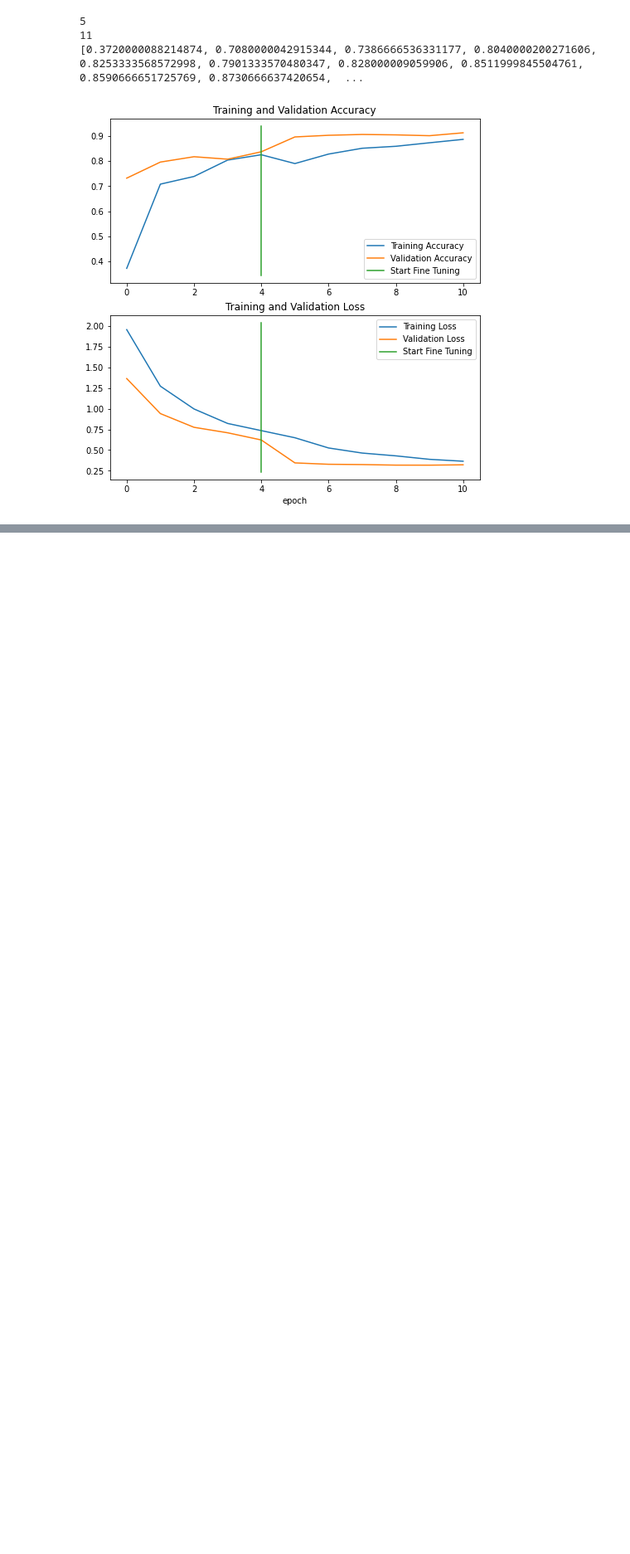
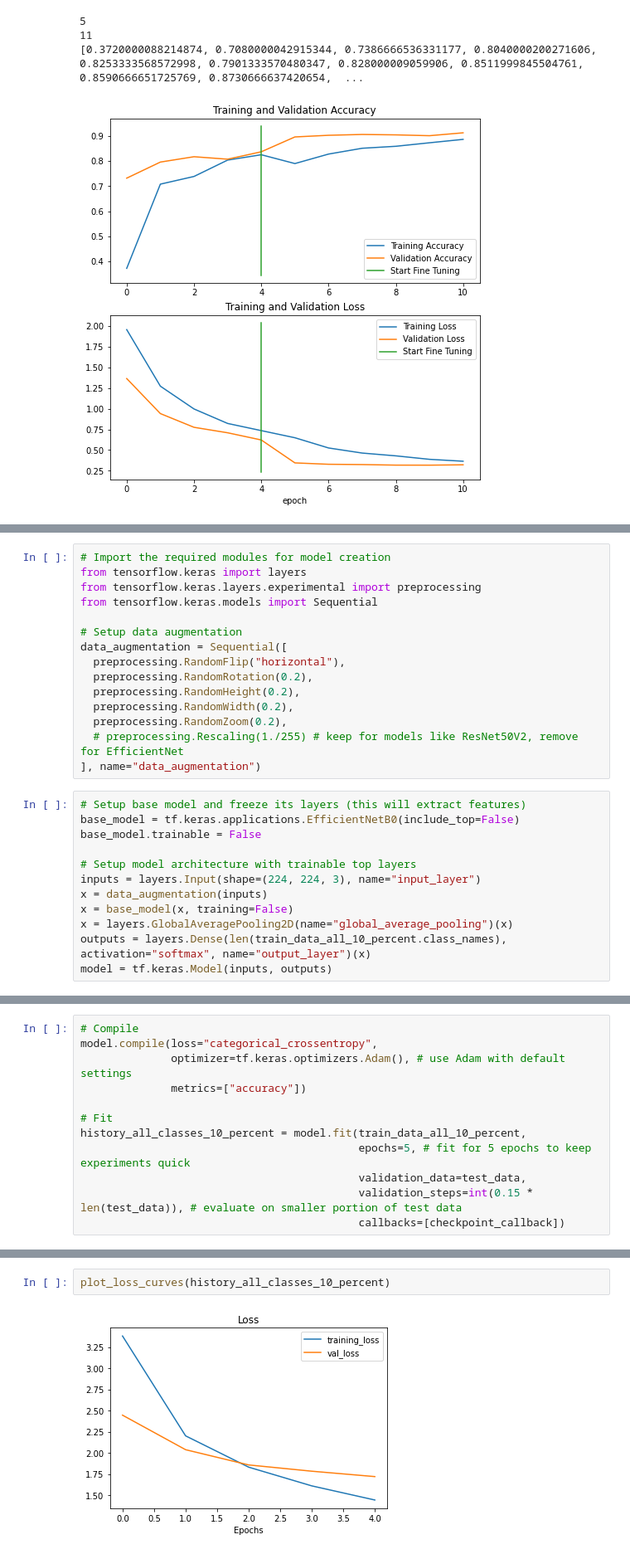
Before and after one commit to bimarshak7/learnTensorFlow, a Jupyter notebook: TransferLearning.ipynb, the cells around one changed output, grey strips where cells are left out. Shown: that part at 83% size. Drawn from its saved outputs; the diff is of its cells as text; blank space fills up the shorter version.

```diff
--- a/TransferLearning.ipynb
+++ b/TransferLearning.ipynb
@@ -966,0 +1028,27 @@ compare_historys(original_history=history_10_percent_data_aug,
+# %%
+# Import the required modules for model creation
+from tensorflow.keras import layers
+from tensorflow.keras.layers.experimental import preprocessing
+from tensorflow.keras.models import Sequential
+
+# Setup data augmentation
+data_augmentation = Sequential([
+  preprocessing.RandomFlip("horizontal"),
+  preprocessing.RandomRotation(0.2),
+  preprocessing.RandomHeight(0.2),
+  preprocessing.RandomWidth(0.2),
+  preprocessing.RandomZoom(0.2),
+  # preprocessing.Rescaling(1./255) # keep for models like ResNet50V2, remove for EfficientNet
+], name="data_augmentation")
+# %%
+# Setup base model and freeze its layers (this will extract features)
+base_model = tf.keras.applications.EfficientNetB0(include_top=False)
+base_model.trainable = False
+
+# Setup model architecture with trainable top layers
+inputs = layers.Input(shape=(224, 224, 3), name="input_layer")
+x = data_augmentation(inputs)
+x = base_model(x, training=False)
+x = layers.GlobalAveragePooling2D(name="global_average_pooling")(x)
+outputs = layers.Dense(len(train_data_all_10_percent.class_names), activation="softmax", name="output_layer")(x)
+model = tf.keras.Model(inputs, outputs)
@@ -966,0 +1058,12 @@ compare_historys(original_history=history_10_percent_data_aug,
+# %%
+# Compile
+model.compile(loss="categorical_crossentropy",
+              optimizer=tf.keras.optimizers.Adam(), # use Adam with default settings
+              metrics=["accuracy"])
+
+# Fit
+history_all_classes_10_percent = model.fit(train_data_all_10_percent,
+                                           epochs=5, # fit for 5 epochs to keep experiments quick
+                                           validation_data=test_data,
+                                           validation_steps=int(0.15 * len(test_data)), # evaluate on smaller portion of test data
+                                           callbacks=[checkpoint_callback])
@@ -966,0 +1081,4 @@ compare_historys(original_history=history_10_percent_data_aug,
+# %%
+plot_loss_curves(history_all_classes_10_percent)
+# %% [output]
+[figure, added]
```
Also changed, not shown: parts of 18 cells of this notebook.
